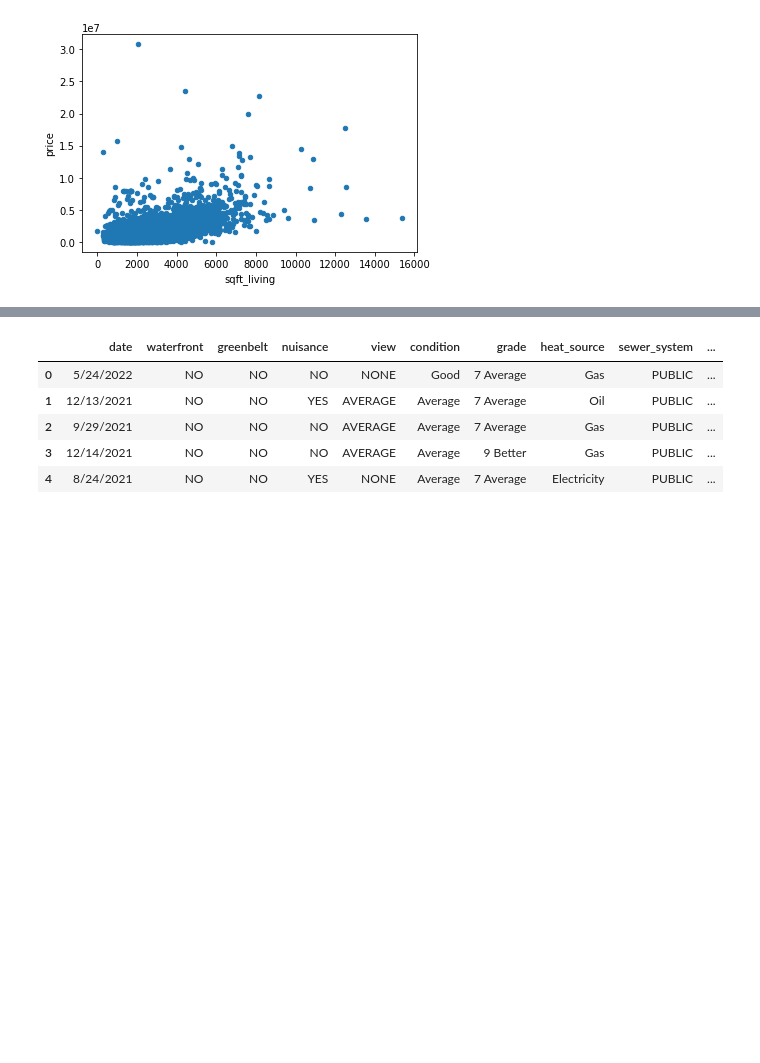
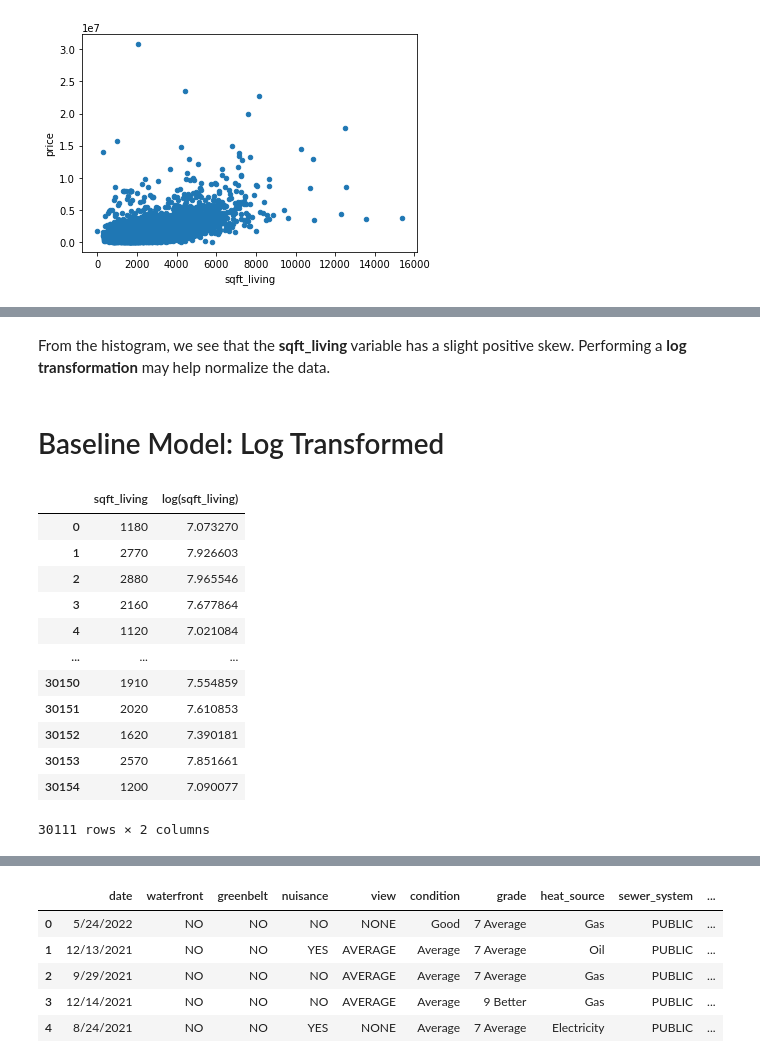
Before and after one commit to jbenedito99/dsc-phase-2-project-v2-5, a Jupyter notebook: student.ipynb, the cells around one changed output, grey strips where cells are left out. Cells and saved outputs as stored; diff of their text form; code cells hidden in the pictures; blank space fills up the shorter version.

```diff
--- a/student.ipynb
+++ b/student.ipynb
@@ -177,0 +186,27 @@ From the baseline model we see that the model is statistically significant overa
+# %% [markdown]
+From the histogram, we see that the <b>sqft_living</b> variable has a slight positive skew. Performing a <b>log transformation</b> may help normalize the data.
+# %% [markdown]
+# Baseline Model: Log Transformed
+# %%
+# create copy of X_baseline
+X_baseline_log = X_baseline.copy()
+
+# perform log transformation
+X_baseline_log["log(sqft_living)"] = np.log(X_baseline_log["sqft_living"])
+
+# compare raw vs. transformed values
+X_baseline_log[["sqft_living", "log(sqft_living)"]]
+# %% [output]
+|  | sqft_living | log(sqft_living) |
+| 0 | 1180 | 7.073270 |
+| 1 | 2770 | 7.926603 |
+| 2 | 2880 | 7.965546 |
+| 3 | 2160 | 7.677864 |
+| 4 | 1120 | 7.021084 |
+| ... | ... | ... |
+| 30150 | 1910 | 7.554859 |
+| 30151 | 2020 | 7.610853 |
+| 30152 | 1620 | 7.390181 |
+| 30153 | 2570 | 7.851661 |
+| 30154 | 1200 | 7.090077 |
+30111 rows × 2 columns
```
Also changed, not shown: parts of 21 cells of this notebook.
